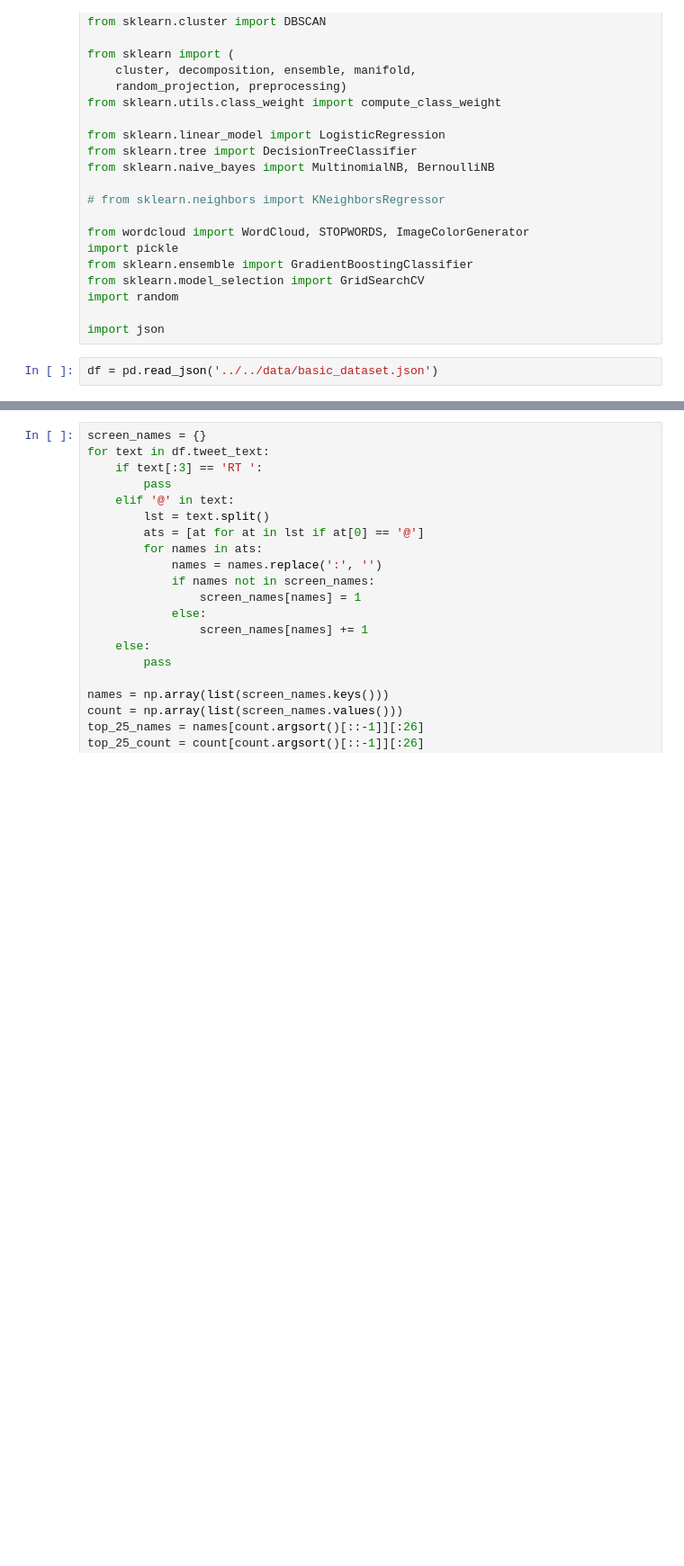
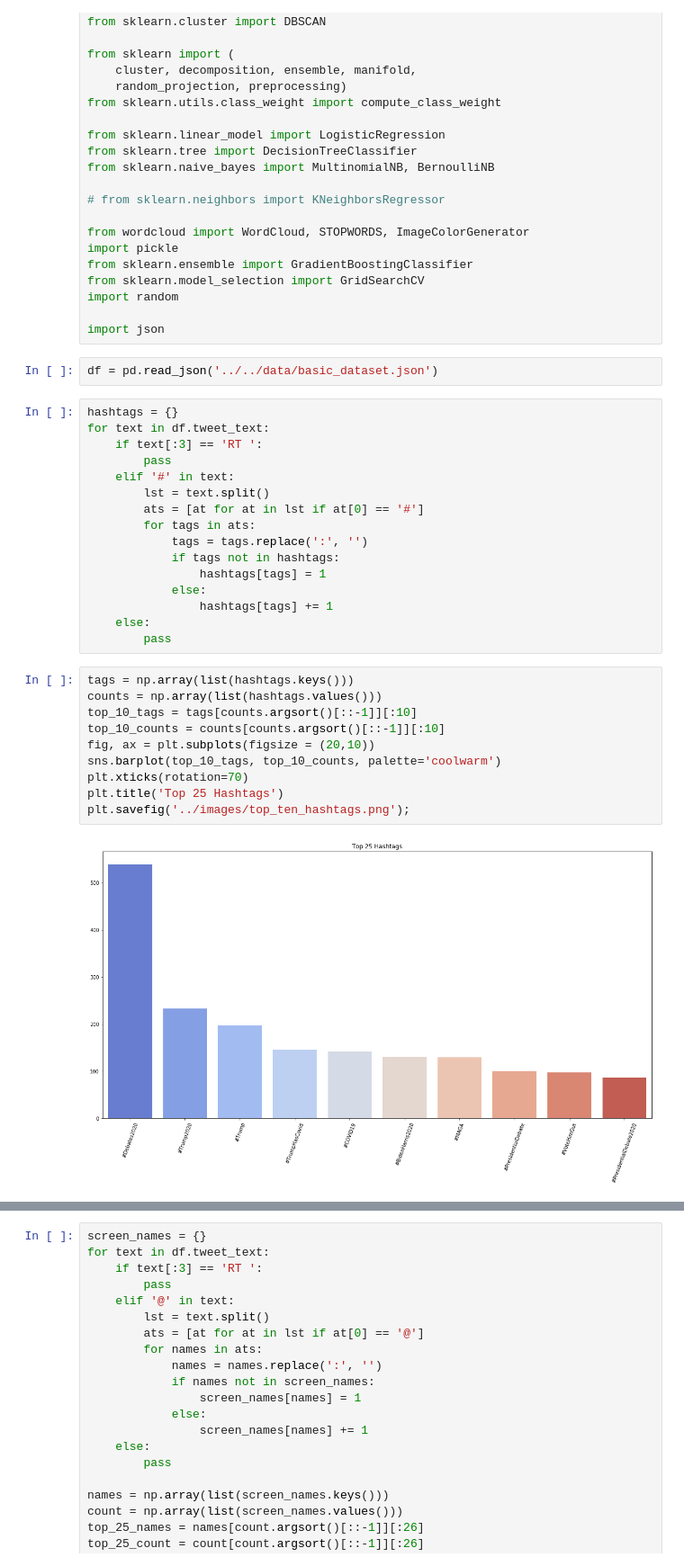
Before and after one commit to cjholcomb/paranormal-distribution, a Jupyter notebook: notebooks/Heathers_twitter.ipynb, the cells around one changed output, grey strips where cells are left out. Shown at 90% size. Drawn from its saved outputs; the diff is of its cells as text; blank space fills up the shorter version.

```diff
--- a/notebooks/Heathers_twitter.ipynb
+++ b/notebooks/Heathers_twitter.ipynb
@@ -46,3 +46,31 @@ import random
 import json
 # %%
 df = pd.read_json('../../data/basic_dataset.json')
+# %%
+hashtags = {}
+for text in df.tweet_text:
+    if text[:3] == 'RT ':
+        pass
+    elif '#' in text:
+        lst = text.split()
+        ats = [at for at in lst if at[0] == '#']
+        for tags in ats:
+            tags = tags.replace(':', '')
+            if tags not in hashtags:
+                hashtags[tags] = 1
+            else:
+                hashtags[tags] += 1
+    else:
+        pass
+# %%
+tags = np.array(list(hashtags.keys()))
+counts = np.array(list(hashtags.values()))
+top_10_tags = tags[counts.argsort()[::-1]][:10]
+top_10_counts = counts[counts.argsort()[::-1]][:10]
+fig, ax = plt.subplots(figsize = (20,10))
+sns.barplot(top_10_tags, top_10_counts, palette='coolwarm')
+plt.xticks(rotation=70)
+plt.title('Top 25 Hashtags')
+plt.savefig('../images/top_ten_hashtags.png');
+# %% [output]
+[figure, added]
```
Also changed, not shown: parts of 35 cells of this notebook, 1 other file.
